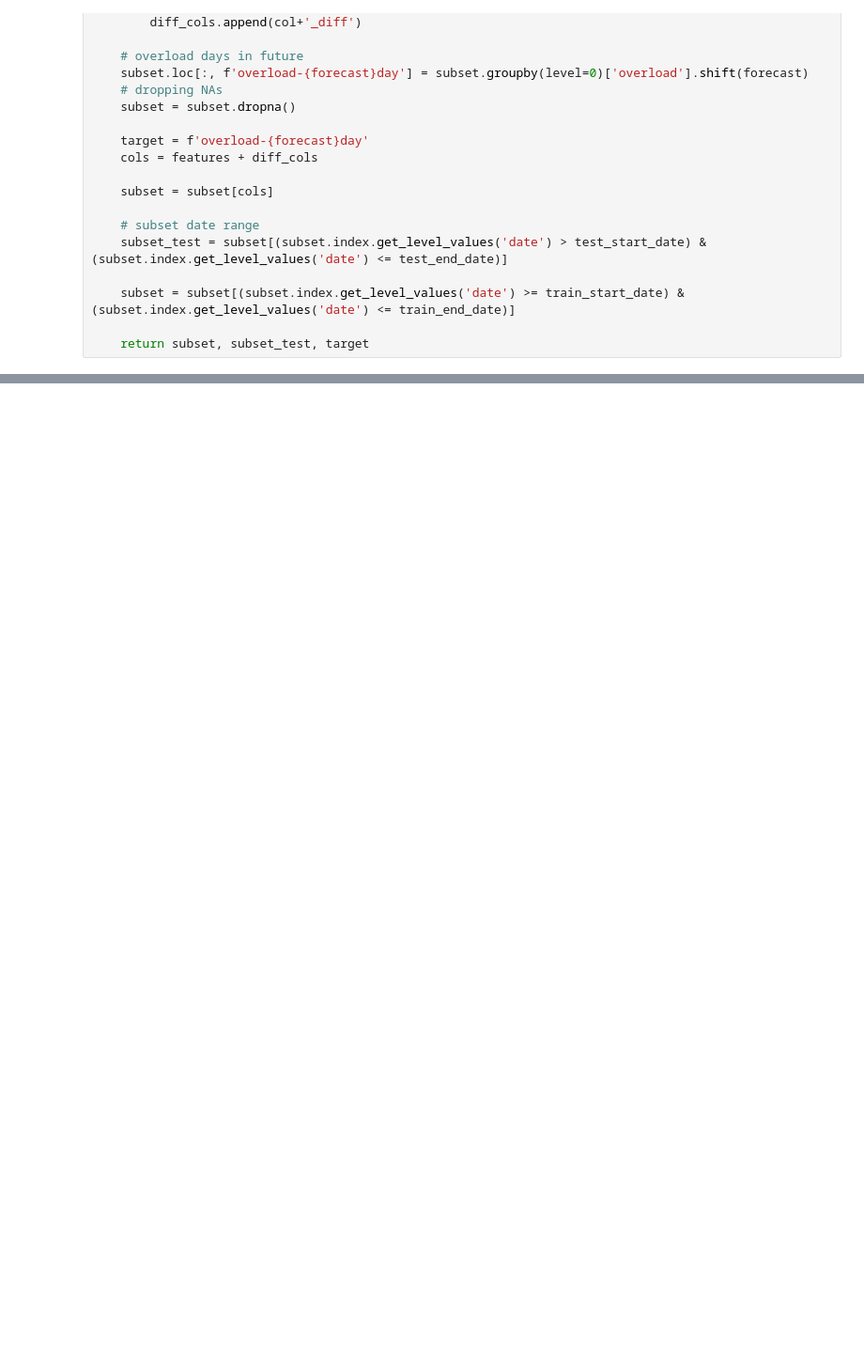
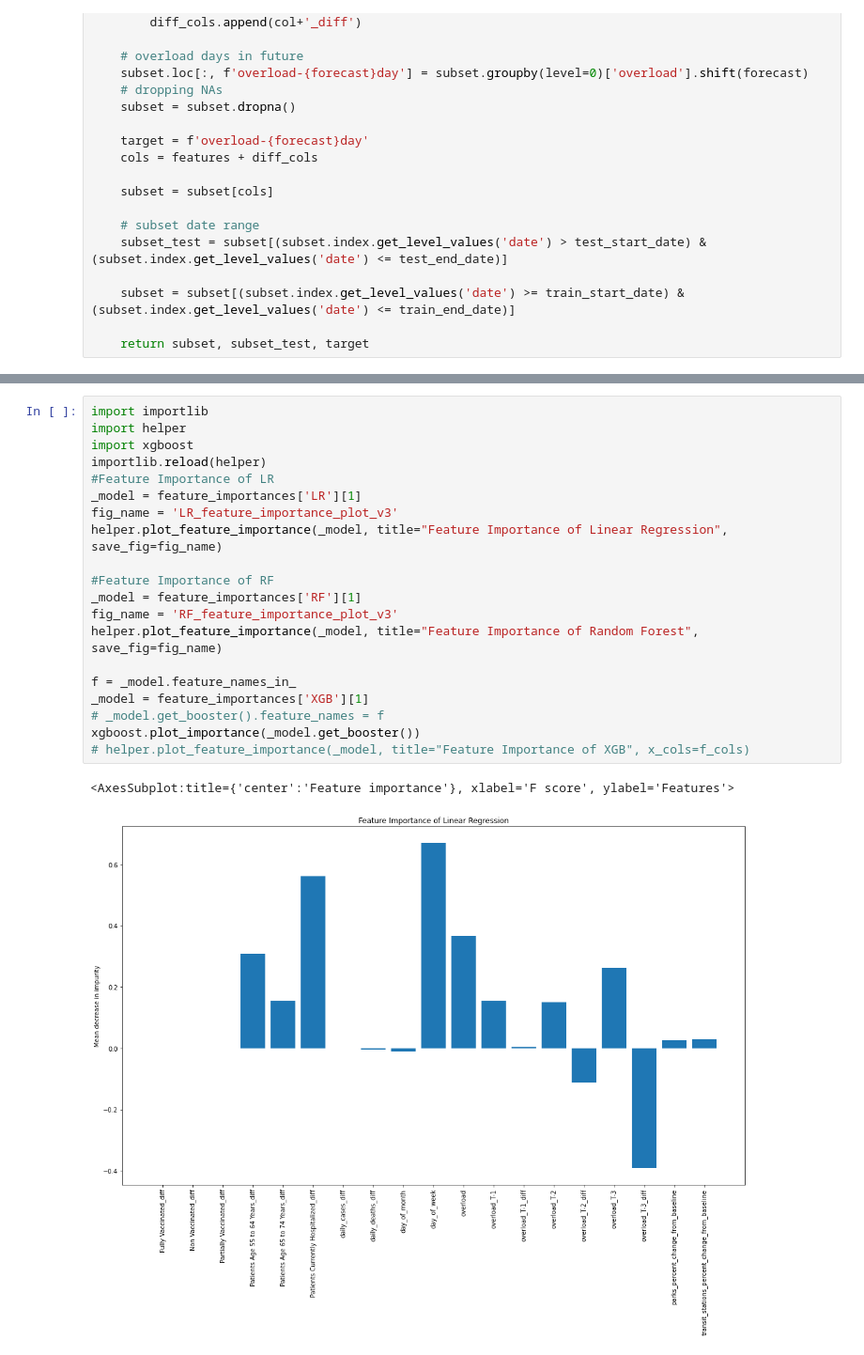
Before and after one commit to AnishaMathur/NY-State-Covid-Analysis, a Jupyter notebook: notebooks/ML_refactoring.ipynb, the cells around one changed output, grey strips where cells are left out. Shown: that part at 94% size. Cells and saved outputs as stored; diff of their text form; blank space fills up the shorter version.

```diff
--- a/notebooks/ML_refactoring.ipynb
+++ b/notebooks/ML_refactoring.ipynb
@@ -103,0 +190,23 @@ print(len(subset), len(subset_test), len(target))
+# %%
+import importlib
+import helper
+import xgboost
+importlib.reload(helper)
+#Feature Importance of LR
+_model = feature_importances['LR'][1]
+fig_name = 'LR_feature_importance_plot_v3'
+helper.plot_feature_importance(_model, title="Feature Importance of Linear Regression", save_fig=fig_name)
+
+#Feature Importance of RF
+_model = feature_importances['RF'][1]
+fig_name = 'RF_feature_importance_plot_v3'
+helper.plot_feature_importance(_model, title="Feature Importance of Random Forest", save_fig=fig_name)
+
+f = _model.feature_names_in_
+_model = feature_importances['XGB'][1]
+# _model.get_booster().feature_names = f
+xgboost.plot_importance(_model.get_booster())
+# helper.plot_feature_importance(_model, title="Feature Importance of XGB", x_cols=f_cols)
+# %% [output]
+<AxesSubplot:title={'center':'Feature importance'}, xlabel='F score', ylabel='Features'>
+[figure, added]
```
Also changed, not shown: parts of 3 cells of this notebook.
